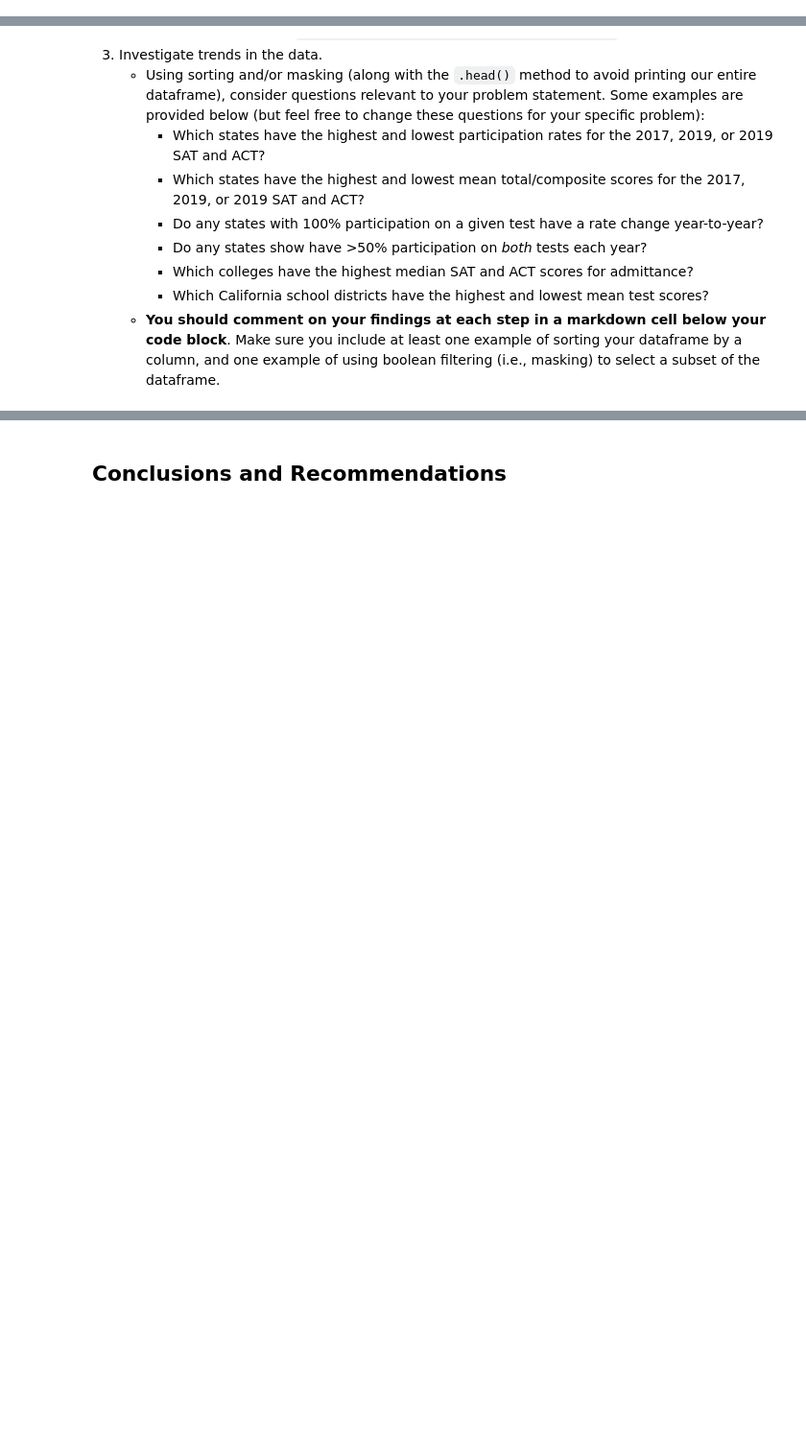
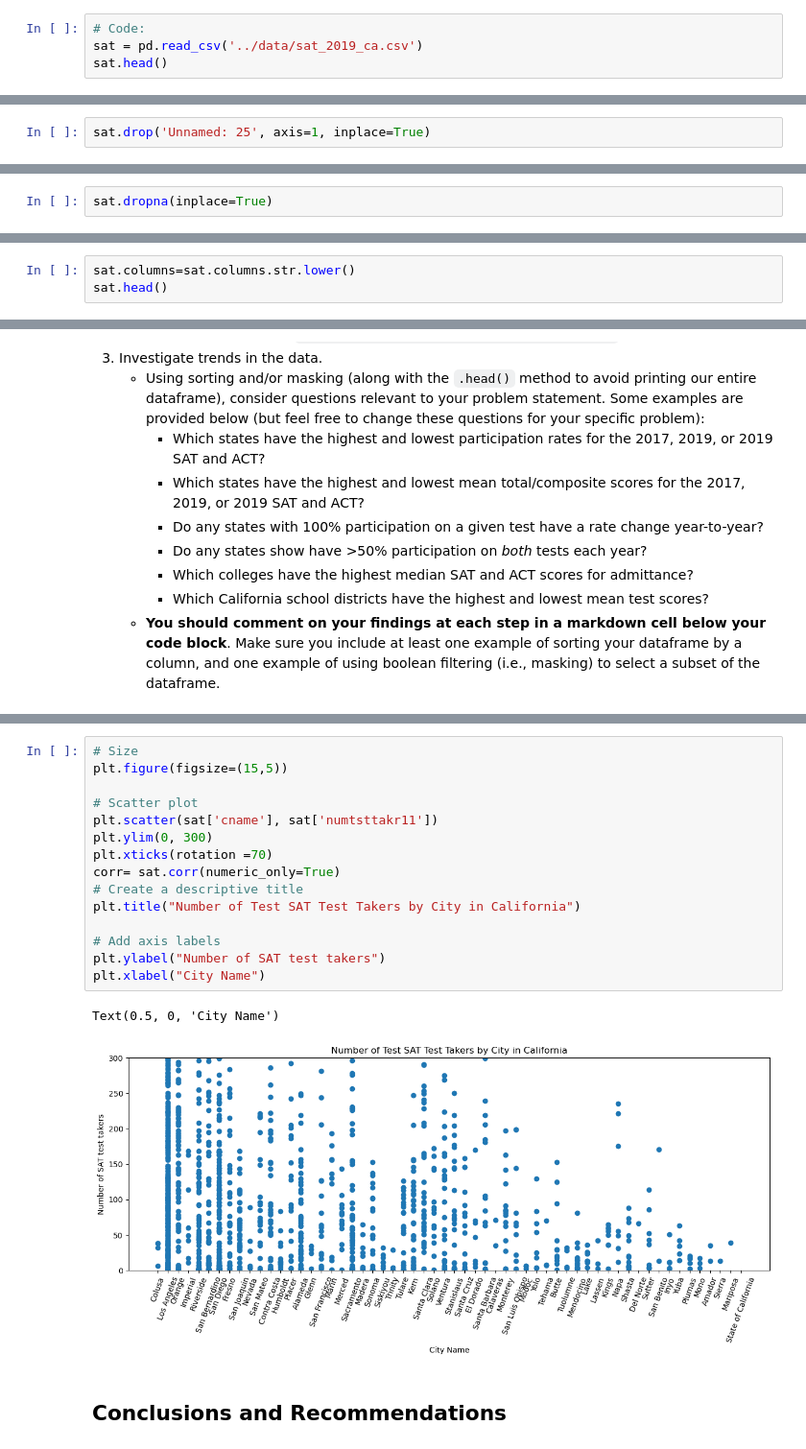
Before and after one commit to abiraauthayan/SATandACTscores, a Jupyter notebook: code/starter-code.ipynb, the cells around one changed output, grey strips where cells are left out. Shown at 96% size. Cells and saved outputs as stored; diff of their text form; blank space fills up the shorter version.

```diff
--- a/code/starter-code.ipynb
+++ b/code/starter-code.ipynb
@@ -126,0 +158,4 @@ Import the datasets that you selected for this project and go through the follow
+# %%
+# Code:
+sat = pd.read_csv('../data/sat_2019_ca.csv')
+sat.head()
@@ -126,0 +222,2 @@ Import the datasets that you selected for this project and go through the follow
+# %%
+sat.drop('Unnamed: 25', axis=1, inplace=True)
@@ -126,0 +226,2 @@ Import the datasets that you selected for this project and go through the follow
+# %%
+sat.dropna(inplace=True)
@@ -126,0 +285,3 @@ Import the datasets that you selected for this project and go through the follow
+# %%
+sat.columns=sat.columns.str.lower()
+sat.head()
@@ -220,3 +551,21 @@ Here are some prompts to get you started with visualizations. Feel free to add a
+# %%
+# Size
+plt.figure(figsize=(15,5))
+
+# Scatter plot
+plt.scatter(sat['cname'], sat['numtsttakr11'])
+plt.ylim(0, 300)
+plt.xticks(rotation =70)
+corr= sat.corr(numeric_only=True)
+# Create a descriptive title
+plt.title("Number of Test SAT Test Takers by City in California")
+
+# Add axis labels
+plt.ylabel("Number of SAT test takers")
+plt.xlabel("City Name")
+# %% [output]
+Text(0.5, 0, 'City Name')
+[figure, added]
 # %% [markdown]
 ## Conclusions and Recommendations
 # %% [markdown]
```
Also changed, not shown: parts of 44 cells of this notebook.
